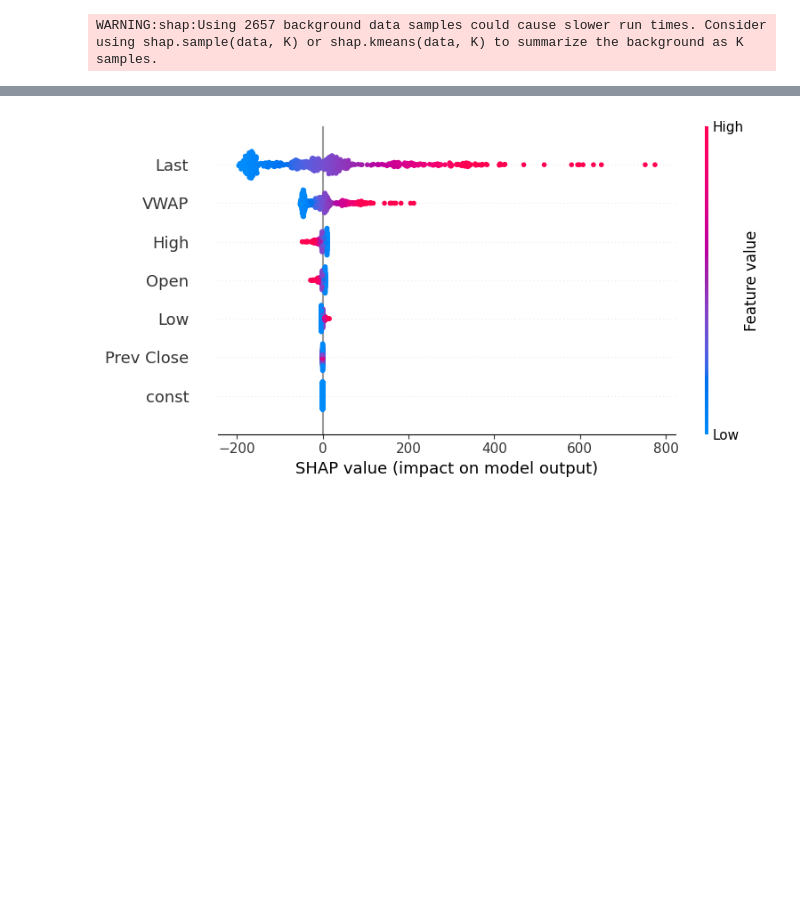
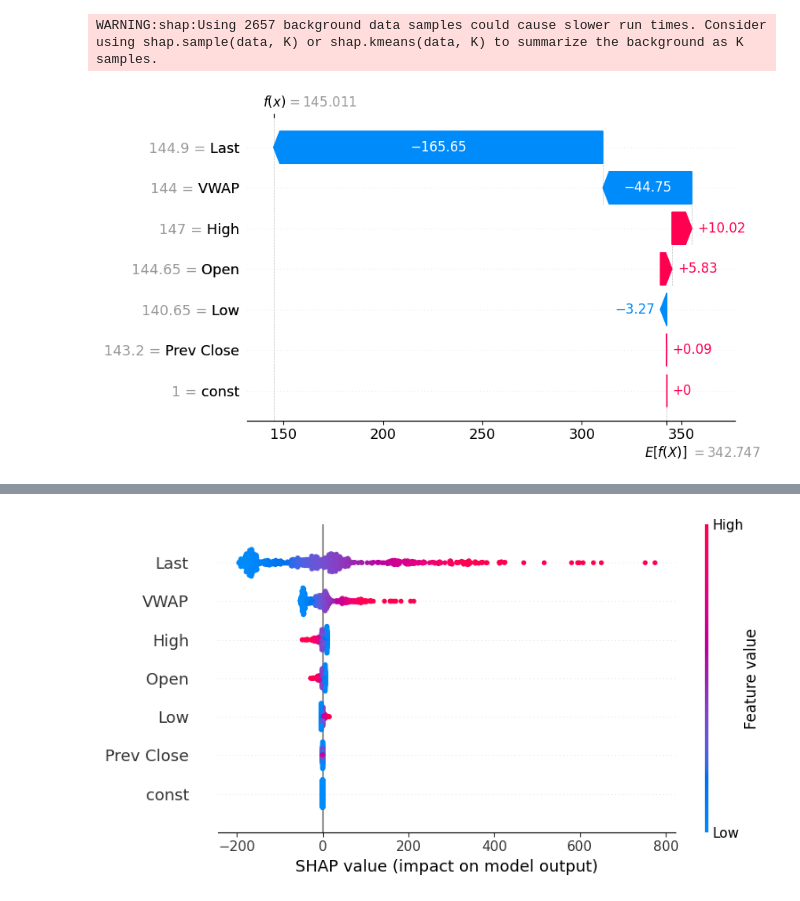
Before and after one commit to ChaudharyAnshul/Model_Interpretability_StockData, a Jupyter notebook: ModelInterpretability.ipynb, the cells around one changed output, grey strips where cells are left out. Saved outputs shown, nothing was run; the diff lists cells and outputs as text; code cells hidden in the pictures; blank space fills up the shorter version.

```diff
--- a/ModelInterpretability.ipynb
+++ b/ModelInterpretability.ipynb
@@ -551,3 +551,8 @@ explainer_lr  = shap.KernelExplainer(sklearn_model.predict, preprocessed_X_train
 shap_values_lr = explainer_lr.shap_values(preprocessed_X_test)
 # %% [output]
 WARNING:shap:Using 2657 background data samples could cause slower run times. Consider using shap.sample(data, K) or shap.kmeans(data, K) to summarize the background as K samples.
+# %%
+# Waterfall plot for tree model
+shap.waterfall_plot(shap.Explanation(values=shap_values_lr[0], base_values=explainer_lr.expected_value, data=preprocessed_X_test.iloc[0]))
+# %% [output]
+[figure, added]
```
Also changed, not shown: parts of 42 cells of this notebook.
